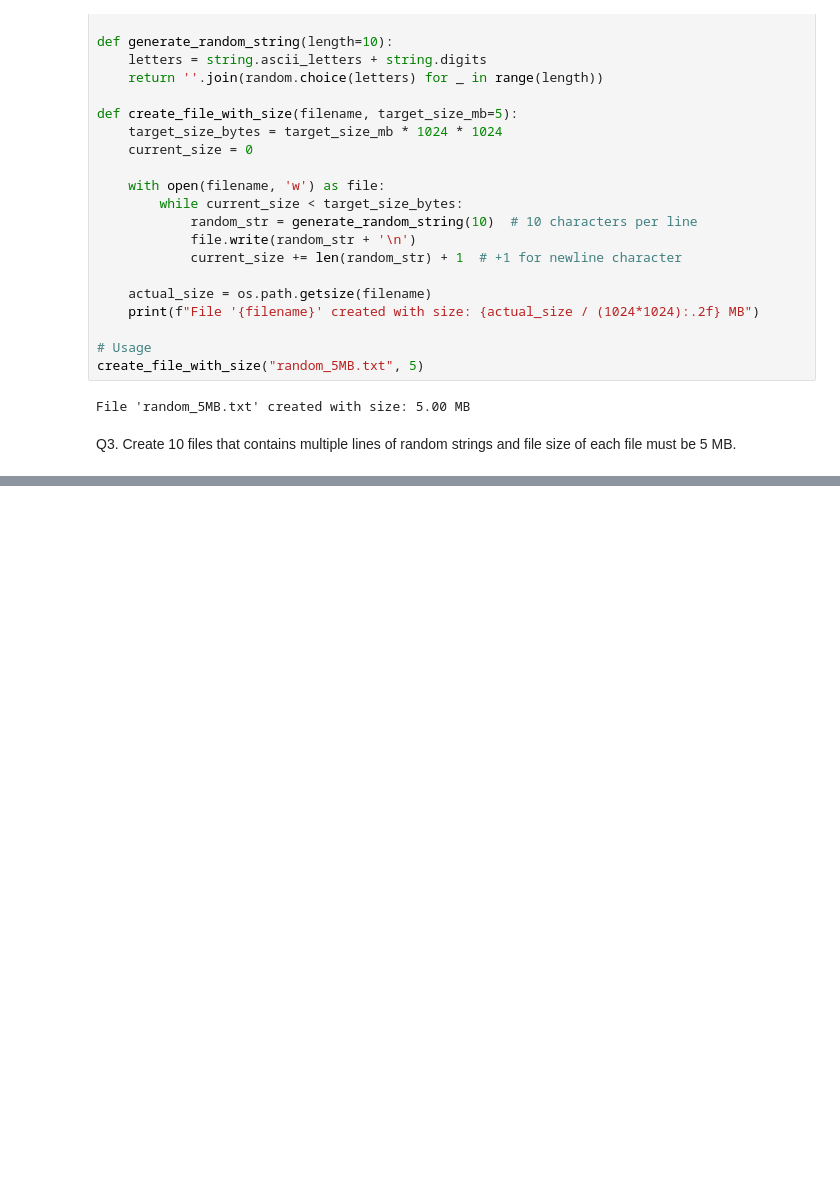
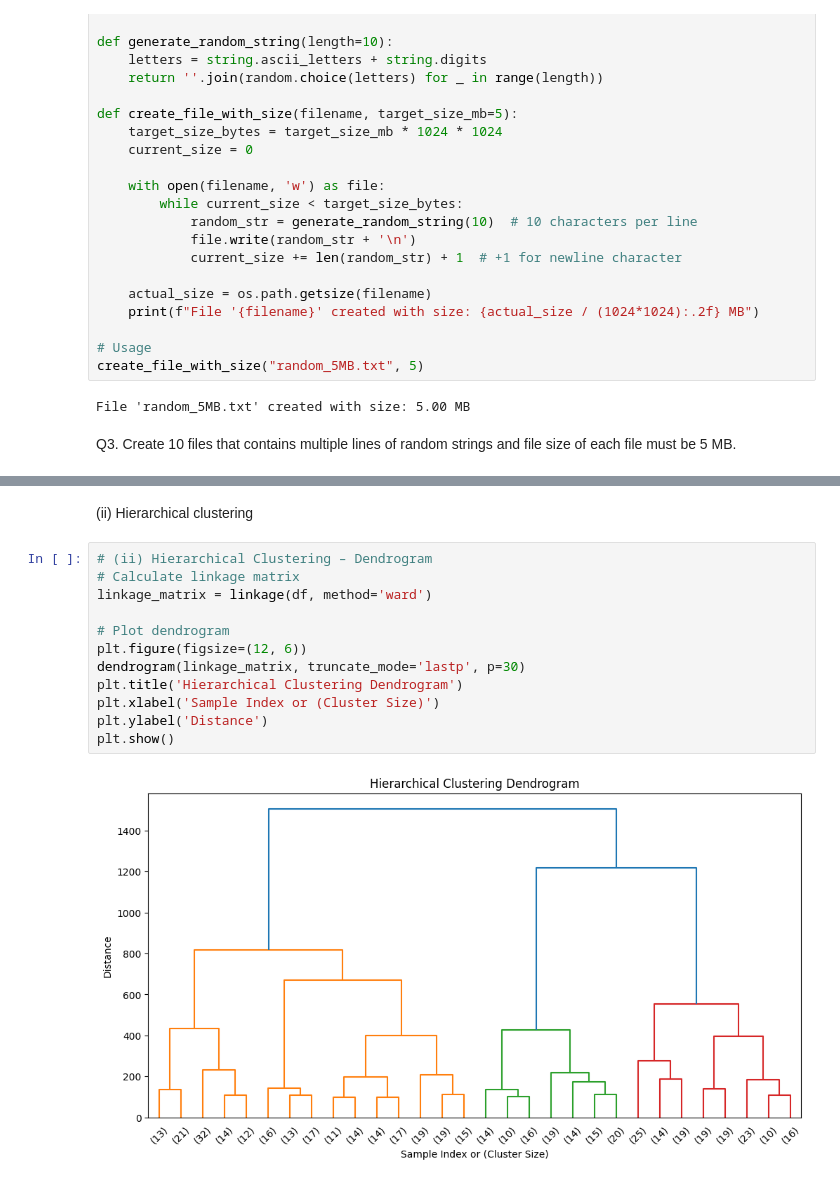
Before and after one commit to Bhavya-1209/Advance-Python-Assignment, a Jupyter notebook: Assignment_Advance_python.ipynb, the cells around one changed output, grey strips where cells are left out. Cells and saved outputs as stored; diff of their text form; blank space fills up the shorter version.

```diff
--- a/Assignment_Advance_python.ipynb
+++ b/Assignment_Advance_python.ipynb
@@ -59,0 +385,16 @@ Q3. Create 10 files that contains multiple lines of random strings and file size
+# %% [markdown]
+(ii) Hierarchical clustering
+# %%
+# (ii) Hierarchical Clustering – Dendrogram
+# Calculate linkage matrix
+linkage_matrix = linkage(df, method='ward')
+
+# Plot dendrogram
+plt.figure(figsize=(12, 6))
+dendrogram(linkage_matrix, truncate_mode='lastp', p=30)
+plt.title('Hierarchical Clustering Dendrogram')
+plt.xlabel('Sample Index or (Cluster Size)')
+plt.ylabel('Distance')
+plt.show()
+# %% [output]
+[figure, added]
```
Also changed, not shown: parts of 23 cells of this notebook.
